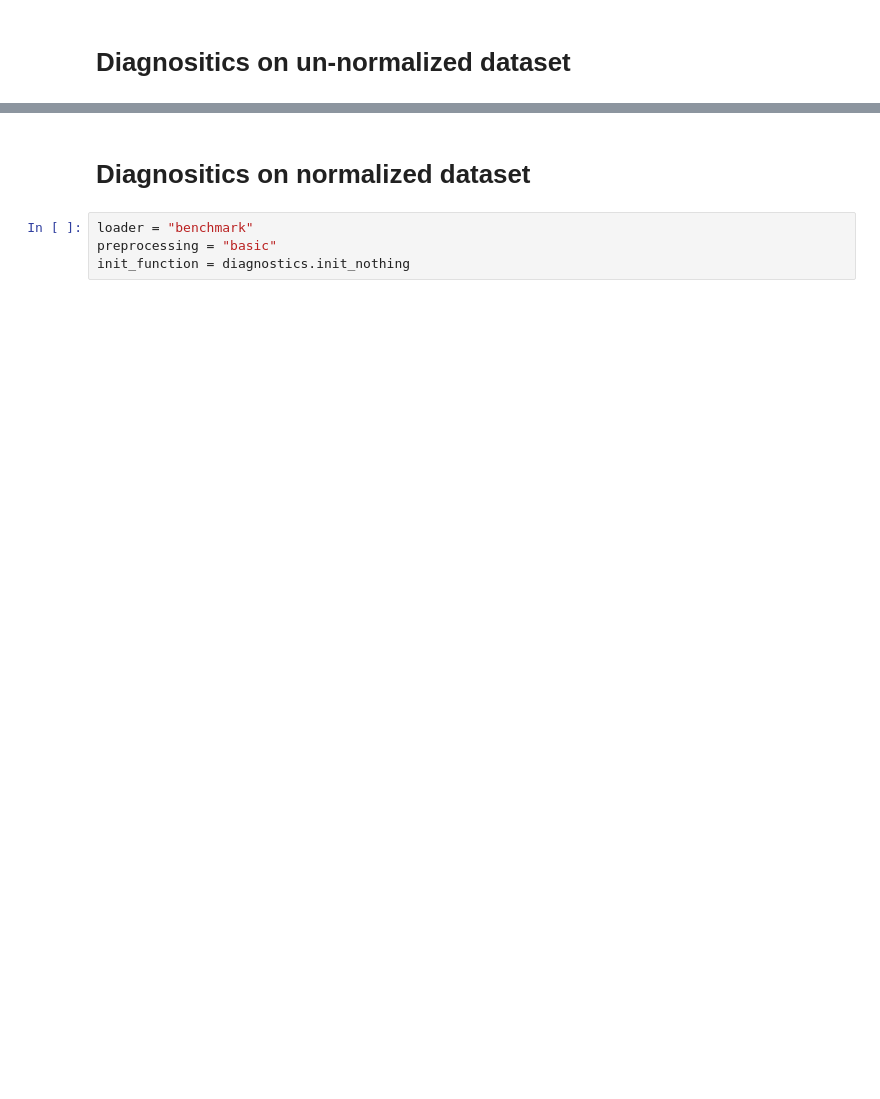
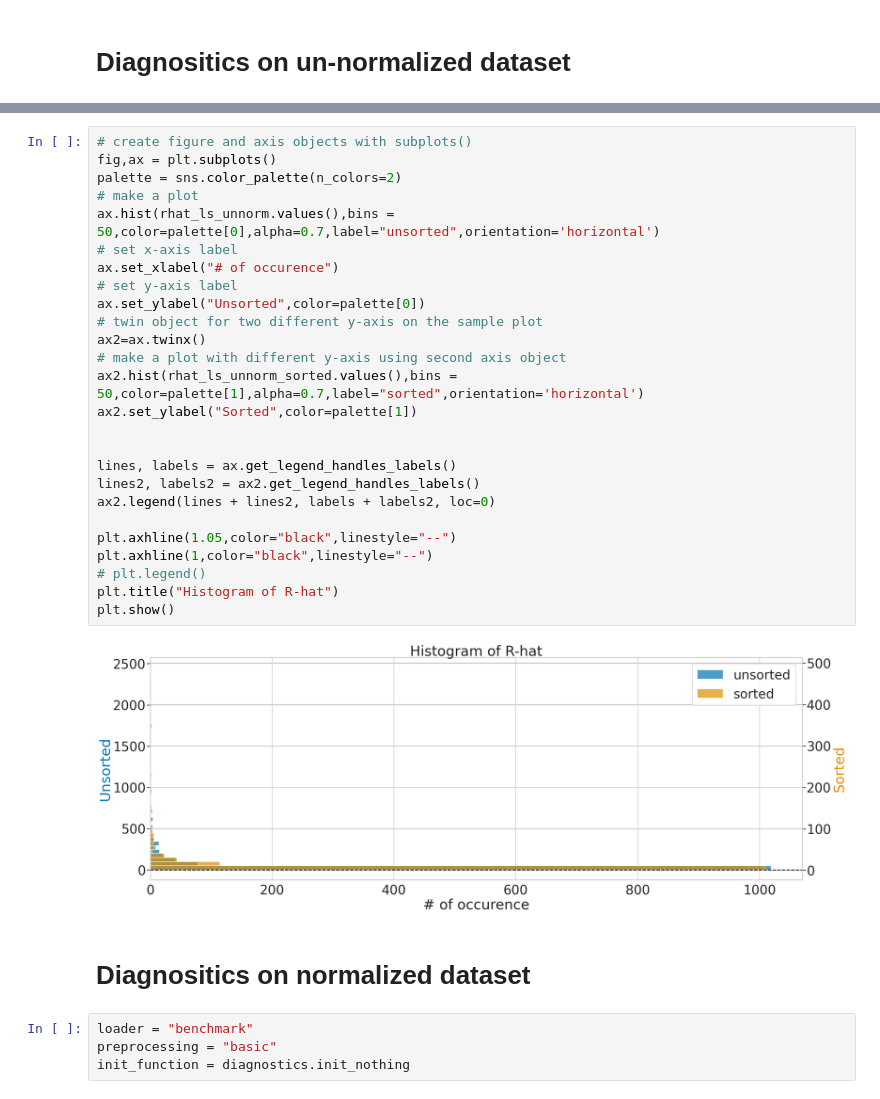
Before and after one commit to jimengwu/BAMF, a Jupyter notebook: notebooks/check_diagnostics.ipynb, the cells around one changed output, grey strips where cells are left out. Drawn from its saved outputs; the diff is of its cells as text; blank space fills up the shorter version.

```diff
--- a/notebooks/check_diagnostics.ipynb
+++ b/notebooks/check_diagnostics.ipynb
@@ -101,3 +326,31 @@ plt.axvline(1,color="gray",linestyle="--",label=0.1)
+# %%
+# create figure and axis objects with subplots()
+fig,ax = plt.subplots()
+palette = sns.color_palette(n_colors=2)
+# make a plot
+ax.hist(rhat_ls_unnorm.values(),bins = 50,color=palette[0],alpha=0.7,label="unsorted",orientation='horizontal')
+# set x-axis label
+ax.set_xlabel("# of occurence")
+# set y-axis label
+ax.set_ylabel("Unsorted",color=palette[0])
+# twin object for two different y-axis on the sample plot
+ax2=ax.twinx()
+# make a plot with different y-axis using second axis object
+ax2.hist(rhat_ls_unnorm_sorted.values(),bins = 50,color=palette[1],alpha=0.7,label="sorted",orientation='horizontal')
+ax2.set_ylabel("Sorted",color=palette[1])
+
+
+lines, labels = ax.get_legend_handles_labels()
+lines2, labels2 = ax2.get_legend_handles_labels()
+ax2.legend(lines + lines2, labels + labels2, loc=0)
+
+plt.axhline(1.05,color="black",linestyle="--")
+plt.axhline(1,color="black",linestyle="--")
+# plt.legend()
+plt.title("Histogram of R-hat")
+plt.show()
+# %% [output]
+[figure, added]
 # %% [markdown]
 # Diagnositics on normalized dataset
 # %%
```
Also changed, not shown: parts of 115 cells of this notebook, 1 other file.
